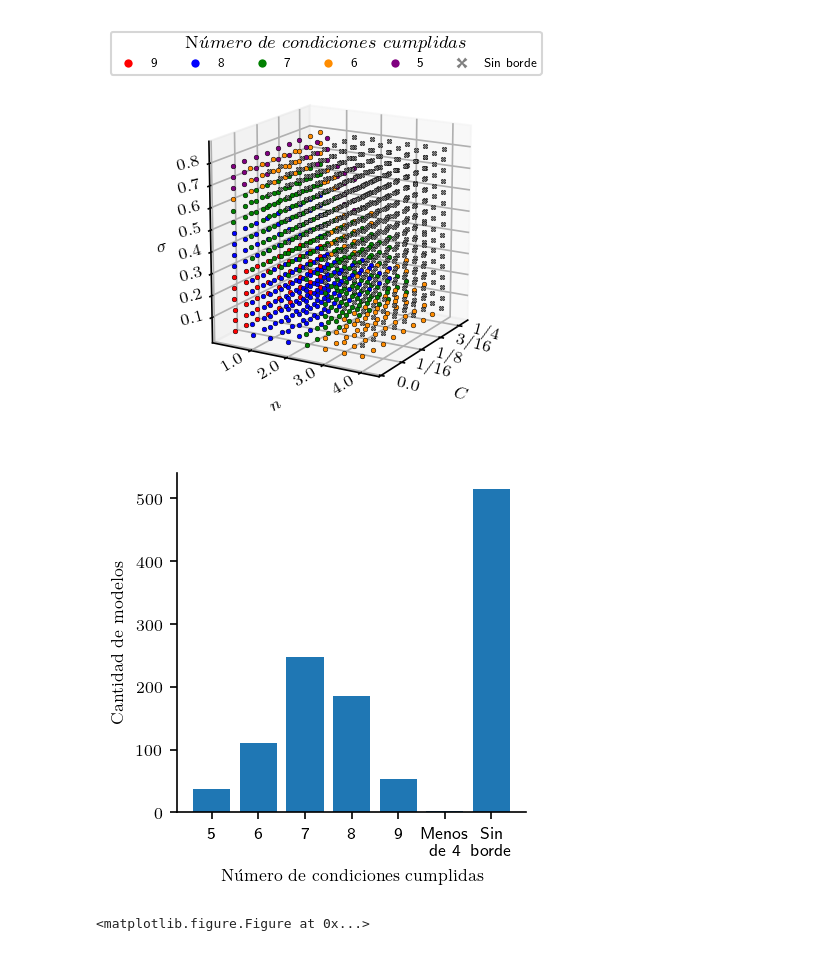
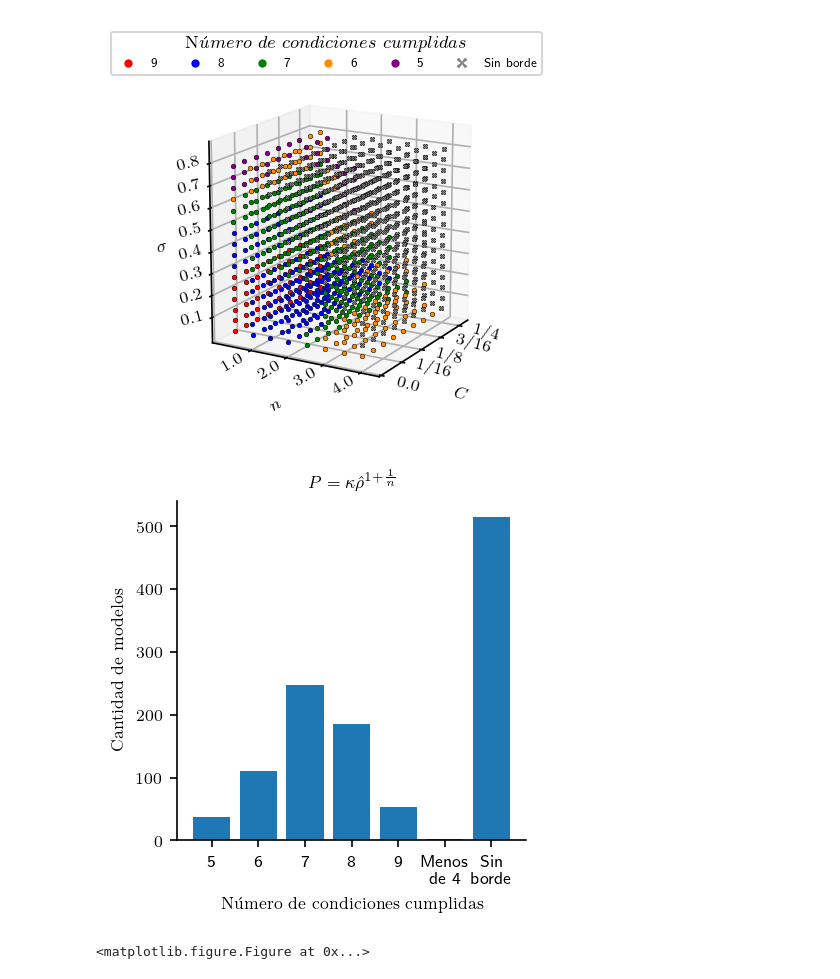
Before and after one commit to danielfsu/TrabajoDeInvestigacion, a Jupyter notebook: Polítropa_I_(Densidad_de_Masa)/Polítropa I - Espacio de Parámetros.ipynb, the cells around one changed output. Drawn from its saved outputs; the diff is of its cells as text; code cells hidden in the pictures.

```diff
--- a/Polítropa_I_(Densidad_de_Masa)/Polítropa I - Espacio de Parámetros.ipynb
+++ b/Polítropa_I_(Densidad_de_Masa)/Polítropa I - Espacio de Parámetros.ipynb
@@ -609,20 +609,21 @@ plt.show()
 # %%
 ListaFlat = [x for L1 in ListaModelos for L2 in L1 for L3 in L2 for x in L3[0]]
 
 Y = [ListaFlat.count('white'),ListaFlat.count('purple'),ListaFlat.count('darkorange'),ListaFlat.count('green'),
      ListaFlat.count('blue'),ListaFlat.count('red'),ListaFlat.count('gray')]
 X = ['Menos \n de 4','5','6','7','8','9','Sin \n borde']
 
 fig, ax1 = plt.subplots(nrows=1, ncols=1, figsize=(3,3),dpi=150)
 fig = plt.figure(figsize=(6,9),dpi=150)
 
 ax1.bar(X,Y)
 ax1.spines['right'].set_color('none')
 ax1.spines['top'].set_color('none')
 ax1.set_xlabel(r'$\textrm{N\'umero\ de\ condiciones\ cumplidas}$',fontsize=8,labelpad=5.0)
 ax1.set_ylabel(r'$\textrm{Cantidad de modelos}$',fontsize=8,labelpad=5.0,rotation=90)
+ax1.set_title(r'$P = \kappa \hat{\rho}^{1+\frac{1}{n}}$',fontsize=8)
 
 plt.show()
 # %% [output]
-[figure, old version]
+[figure, new version]
 <matplotlib.figure.Figure at 0x...>
```
Also changed, not shown: parts of 1 cell of this notebook.
